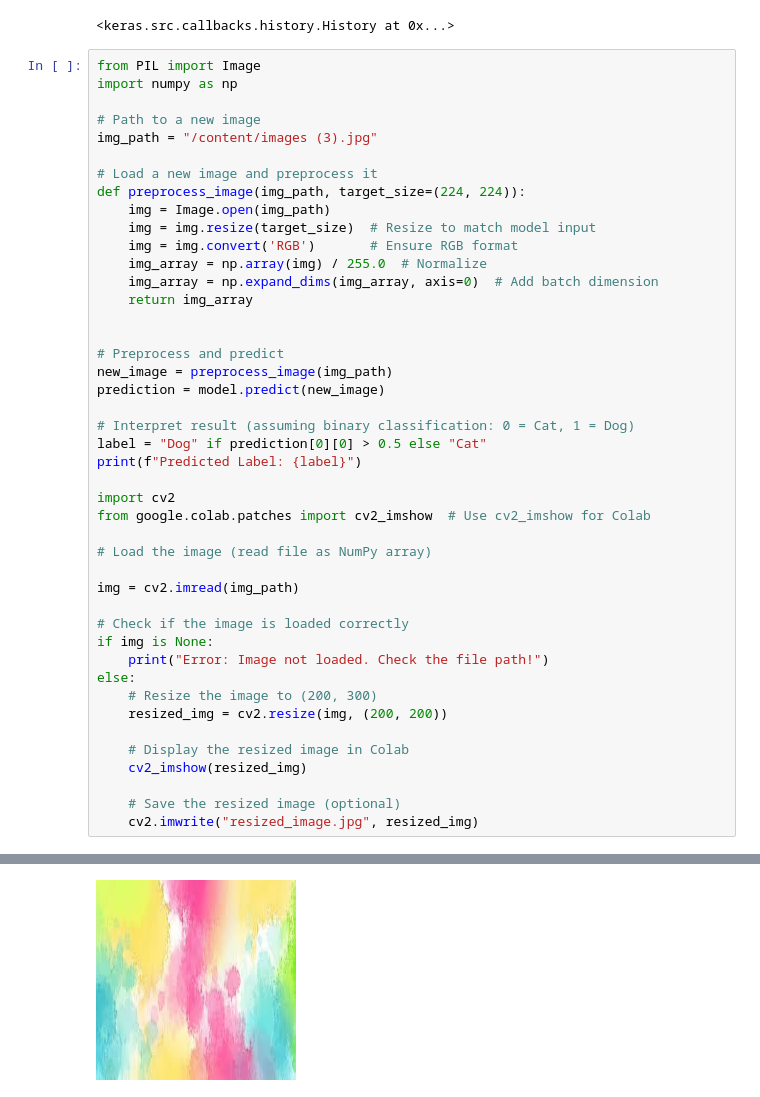
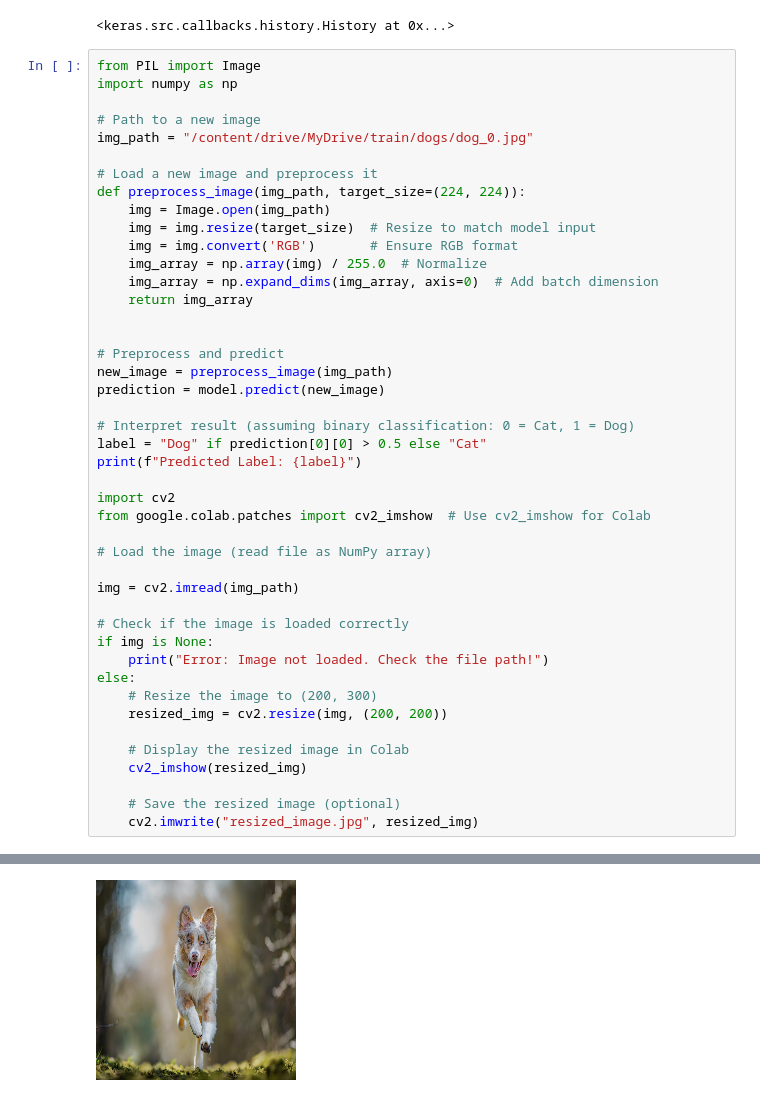
Before and after one commit to Satya9-9/Python_machine_learning, a Jupyter notebook: Train_a_Deep_learning_model_to_classify_a_given_image_using_pre_trained_model.ipynb, the cells around one changed output, grey strips where cells are left out. Drawn from its saved outputs; the diff is of its cells as text.

```diff
--- a/Train_a_Deep_learning_model_to_classify_a_given_image_using_pre_trained_model.ipynb
+++ b/Train_a_Deep_learning_model_to_classify_a_given_image_using_pre_trained_model.ipynb
@@ -125,7 +125,7 @@ from PIL import Image
 import numpy as np
 
 # Path to a new image
-img_path = "/content/images (3).jpg"
+img_path = "/content/drive/MyDrive/train/dogs/dog_0.jpg"
 
 # Load a new image and preprocess it
 def preprocess_image(img_path, target_size=(224, 224)):
@@ -170 +170 @@ Predicted Label: Cat
-[figure, old version]
+[figure, new version]
```
Also changed, not shown: parts of 1 cell of this notebook.
